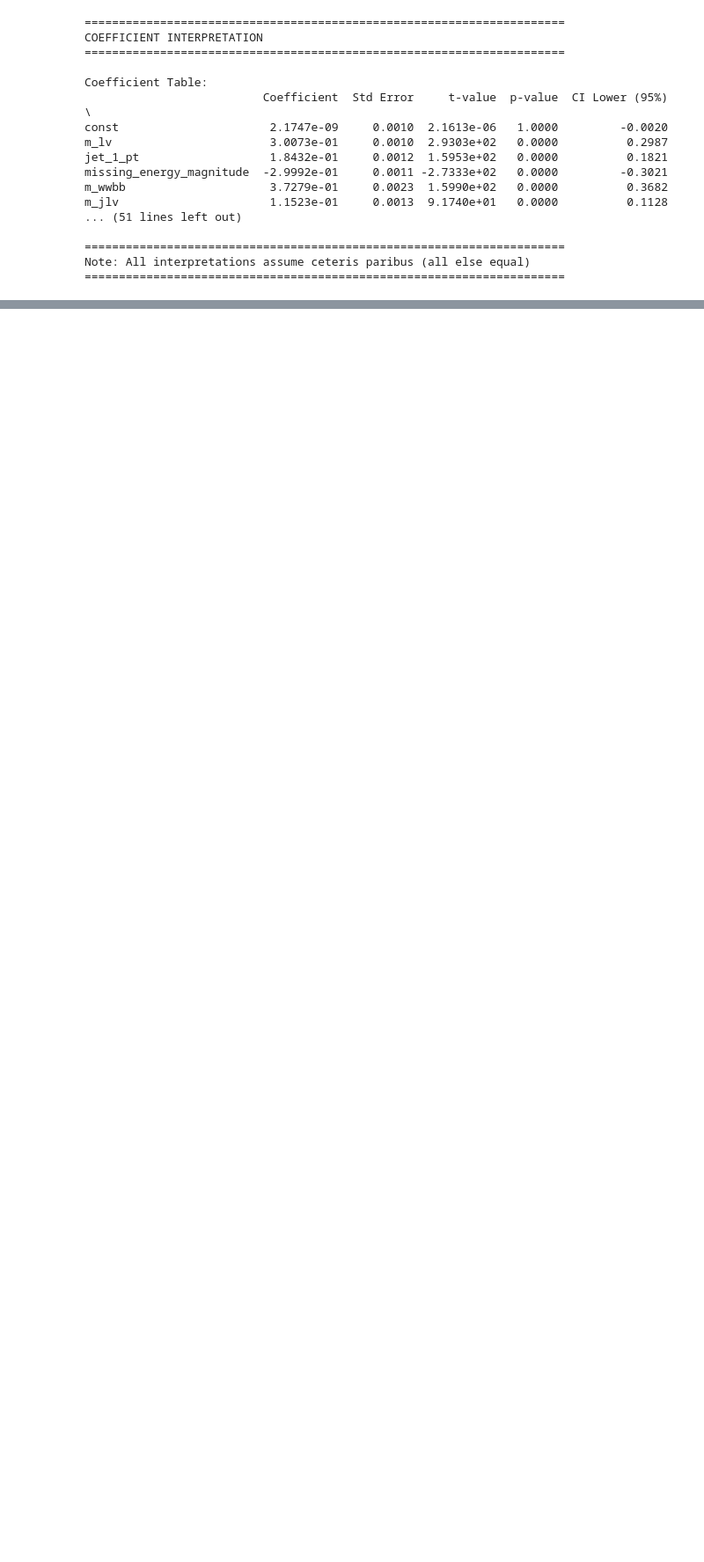
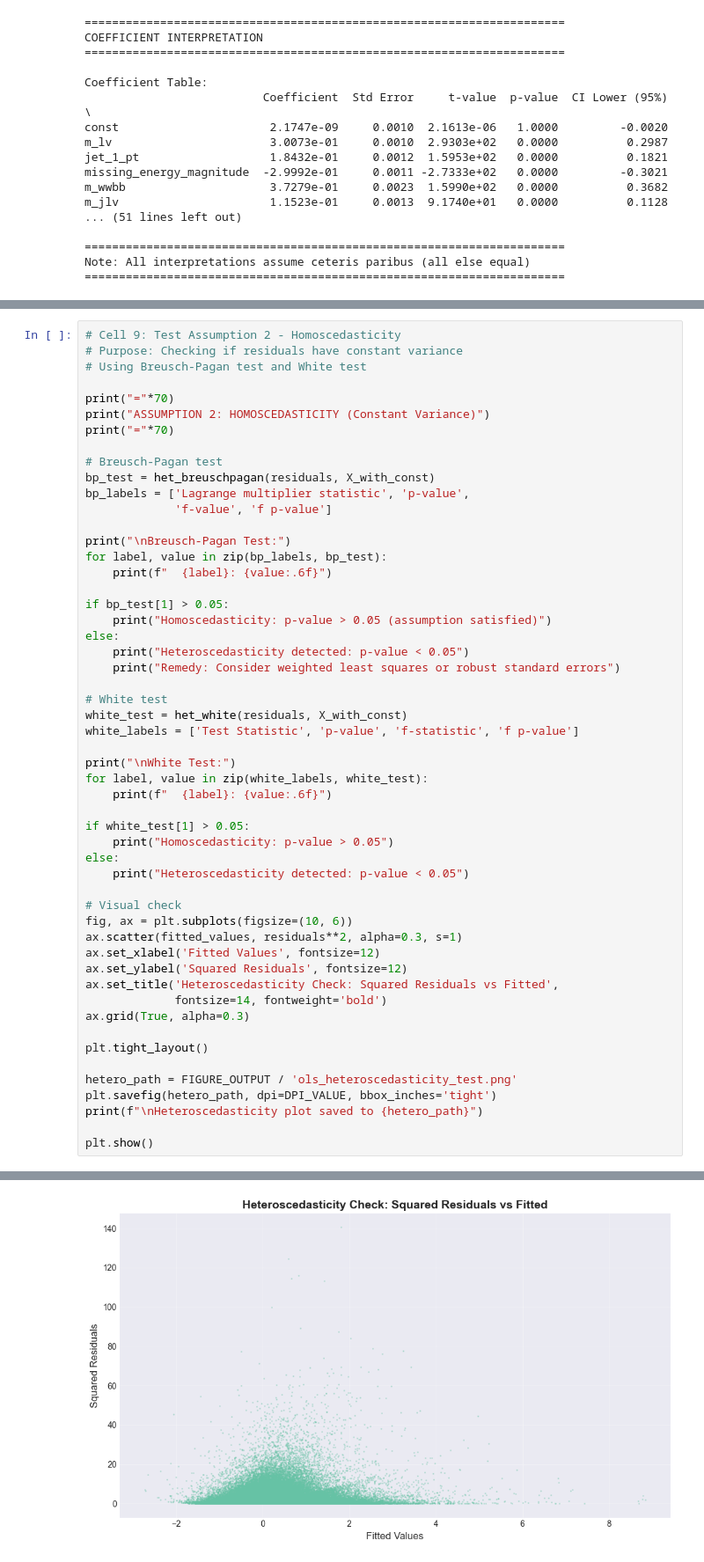
Before and after one commit to ashu-tagore/beyond_smote_evaluation, a Jupyter notebook: notebooks/06_OLS_Regression.ipynb, the cells around one changed output, grey strips where cells are left out. Shown: that part at 88% size. Saved outputs shown, nothing was run; the diff lists cells and outputs as text; blank space fills up the shorter version.

```diff
--- a/notebooks/06_OLS_Regression.ipynb
+++ b/notebooks/06_OLS_Regression.ipynb
@@ -401,0 +461,54 @@ Note: All interpretations assume ceteris paribus (all else equal)
+# %%
+# Cell 9: Test Assumption 2 - Homoscedasticity
+# Purpose: Checking if residuals have constant variance
+# Using Breusch-Pagan test and White test
+
+print("="*70)
+print("ASSUMPTION 2: HOMOSCEDASTICITY (Constant Variance)")
+print("="*70)
+
+# Breusch-Pagan test
+bp_test = het_breuschpagan(residuals, X_with_const)
+bp_labels = ['Lagrange multiplier statistic', 'p-value',
+             'f-value', 'f p-value']
+
+print("\nBreusch-Pagan Test:")
+for label, value in zip(bp_labels, bp_test):
+    print(f"  {label}: {value:.6f}")
+
+if bp_test[1] > 0.05:
+    print("Homoscedasticity: p-value > 0.05 (assumption satisfied)")
+else:
+    print("Heteroscedasticity detected: p-value < 0.05")
+    print("Remedy: Consider weighted least squares or robust standard errors")
+
+# White test
+white_test = het_white(residuals, X_with_const)
+white_labels = ['Test Statistic', 'p-value', 'f-statistic', 'f p-value']
+
+print("\nWhite Test:")
+for label, value in zip(white_labels, white_test):
+    print(f"  {label}: {value:.6f}")
+
+if white_test[1] > 0.05:
+    print("Homoscedasticity: p-value > 0.05")
+else:
+    print("Heteroscedasticity detected: p-value < 0.05")
+
+# Visual check
+fig, ax = plt.subplots(figsize=(10, 6))
+ax.scatter(fitted_values, residuals**2, alpha=0.3, s=1)
+ax.set_xlabel('Fitted Values', fontsize=12)
+ax.set_ylabel('Squared Residuals', fontsize=12)
+ax.set_title('Heteroscedasticity Check: Squared Residuals vs Fitted',
+             fontsize=14, fontweight='bold')
+ax.grid(True, alpha=0.3)
+
+plt.tight_layout()
+
+hetero_path = FIGURE_OUTPUT / 'ols_heteroscedasticity_test.png'
+plt.savefig(hetero_path, dpi=DPI_VALUE, bbox_inches='tight')
+print(f"\nHeteroscedasticity plot saved to {hetero_path}")
+
+plt.show()
+# %% [output]
@@ -401,0 +535 @@ Note: All interpretations assume ceteris paribus (all else equal)
+[figure, added]
```
Also changed, not shown: parts of 8 cells of this notebook.
